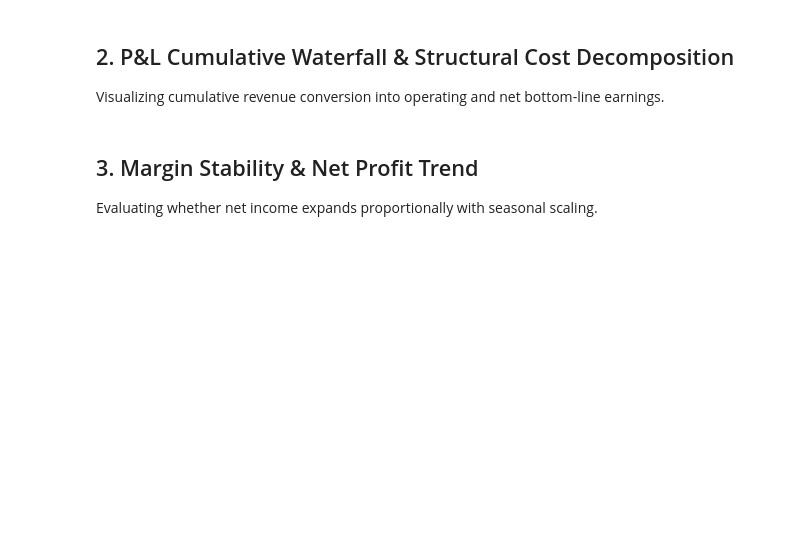
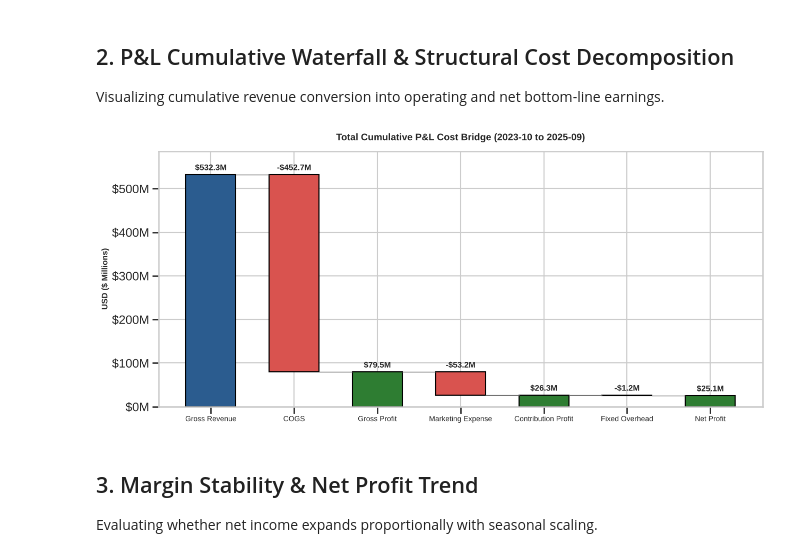
Before and after one commit to KuzevaStasy/E-commerce-Profitability-P-L-Analysis, a Jupyter notebook: notebooks/P_L.ipynb, the cells around one changed output. Saved outputs shown, nothing was run; the diff lists cells and outputs as text; code cells hidden in the pictures; blank space fills up the shorter version.

```diff
--- a/notebooks/P_L.ipynb
+++ b/notebooks/P_L.ipynb
@@ -112,35 +111,56 @@ pnl_view[['Month', 'Sales', 'Gross Profit', 'Marketing (10%)', 'Contribution Pro
 ## 2. P&L Cumulative Waterfall & Structural Cost Decomposition
 Visualizing cumulative revenue conversion into operating and net bottom-line earnings.
 # %%
-# High-Impact Plotly P&L Waterfall
+# P&L Waterfall: cumulative revenue conversion into net profit (static chart, renders everywhere including GitHub)
 total_sales = monthly_pnl['Sales'].sum()
 total_cogs = monthly_pnl['COGS'].sum()
 total_marketing = monthly_pnl['Marketing_Cost'].sum()
 total_fixed = monthly_pnl['Fixed_Cost'].sum()
 total_net = monthly_pnl['Net_Profit'].sum()
 
-fig = go.Figure(go.Waterfall(
-    name="Corporate P&L",
-    orientation="v",
-    measure=["absolute", "relative", "total", "relative", "total", "relative", "total"],
-    x=["Gross Revenue", "COGS", "Gross Profit", "Marketing Expense", "Contribution Profit", "Fixed Overhead", "Net Profit"],
-    y=[total_sales, -total_cogs, None, -total_marketing, None, -total_fixed, None],
-    text=[f"${v/1e6:,.1f}M" for v in [total_sales, -total_cogs, total_sales-total_cogs, -total_marketing, (total_sales-total_cogs)-total_marketing, -total_fixed, total_net]],
-    textposition="outside",
-    connector={"line": {"color": "#636363"}},
-    decreasing={"marker": {"color": "#d9534f"}},
-    increasing={"marker": {"color": "#2b5c8f"}},
-    totals={"marker": {"color": "#2e7d32"}}
-))
+# (label, kind, value): "start" = full bar from zero, "cost" = floating drop, "subtotal" = running total bar from zero
+steps = [
+    ("Gross Revenue", "start", total_sales),
+    ("COGS", "cost", total_cogs),
+    ("Gross Profit", "subtotal", None),
+    ("Marketing Expense", "cost", total_marketing),
+    ("Contribution Profit", "subtotal", None),
+    ("Fixed Overhead", "cost", total_fixed),
+    ("Net Profit", "subtotal", None),
+]
 
-fig.update_layout(
-    title=dict(text=f"Total Cumulative P&L Cost Bridge ({monthly_pnl['Month'].iloc[0]} to {monthly_pnl['Month'].iloc[-1]})", font=dict(size=16, color="#1e293b")),
-    yaxis=dict(title="USD ($)", tickformat="$,.0f"),
-    template="plotly_white",
-    height=550
-)
+fig, ax = plt.subplots(figsize=(13, 6))
+level = 0.0
+prev_top = None
+for i, (label, kind, value) in enumerate(steps):
+    if kind == "start":
+        bottom, height, color, level = 0, value, '#2b5c8f', value
+        text = f"${value/1e6:,.1f}M"
+    elif kind == "cost":
+        level -= value
+        bottom, height, color = level, value, '#d9534f'
+        text = f"-${value/1e6:,.1f}M"
+    else:
+        bottom, height, color = 0, level, '#2e7d32'
+        text = f"${level/1e6:,.1f}M"
+    ax.bar(i, height, bottom=bottom, color=color, edgecolor='black', width=0.6)
+    ax.annotate(text, (i, bottom + height), xytext=(0, 6), textcoords='offset points', ha='center', fontsize=11, fontweight='bold')
+    if i < len(steps) - 1:
+        ax.plot([i + 0.3, i + 0.7], [level, level], color='#636363', linewidth=1)
 
-fig.show()
+assert abs(level - total_net) < 1, "Waterfall does not reconcile to Net Profit"
+
+ax.set_xticks(range(len(steps)))
+ax.set_xticklabels([s[0] for s in steps], fontsize=10)
+ax.yaxis.set_major_formatter(ticker.FuncFormatter(lambda y, p: f"${y/1e6:,.0f}M"))
+ax.set_ylabel("USD ($ Millions)", fontsize=11, fontweight='bold')
+ax.set_ylim(0, total_sales * 1.1)
+ax.set_title(f"Total Cumulative P&L Cost Bridge ({monthly_pnl['Month'].iloc[0]} to {monthly_pnl['Month'].iloc[-1]})",
+             fontsize=13, fontweight='bold', pad=15)
+plt.tight_layout()
+plt.show()
+# %% [output]
+[figure, added]
 # %% [markdown]
 ## 3. Margin Stability & Net Profit Trend
 Evaluating whether net income expands proportionally with seasonal scaling.
```
Also changed, not shown: parts of 1 cell of this notebook.
